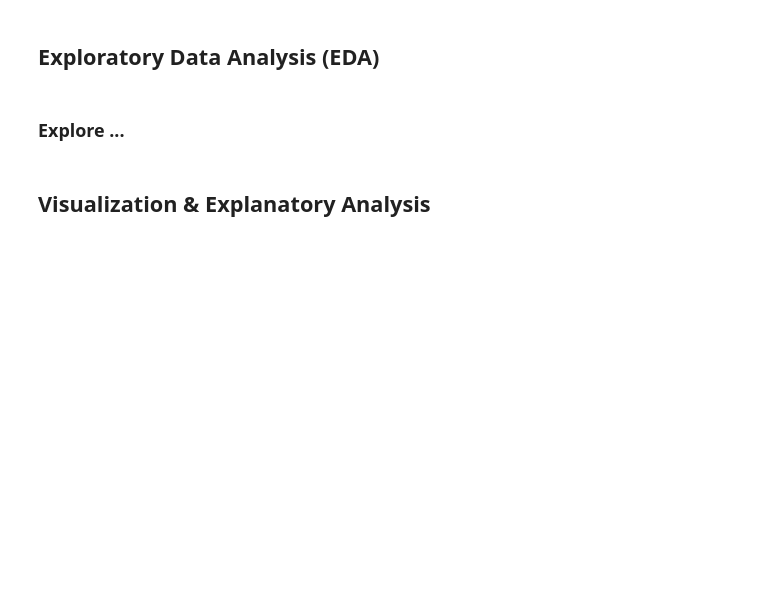
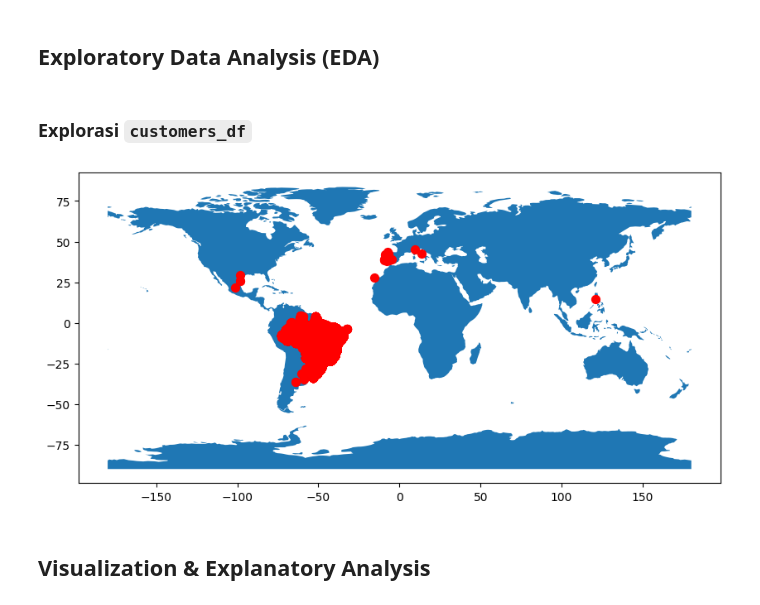
Before and after one commit to OscOkt021/dicoding-submission-data-analyst, a Jupyter notebook: submission/Proyek_Analisis_Data.ipynb, the cells around one changed output. Drawn from its saved outputs; the diff is of its cells as text; code cells hidden in the pictures; blank space fills up the shorter version.

```diff
--- a/submission/Proyek_Analisis_Data.ipynb
+++ b/submission/Proyek_Analisis_Data.ipynb
@@ -541,0 +544,3 @@ print(rangkuman_df.to_string())
+# %%
+# Menghapus data duplikat
+geolocation_df.drop_duplicates(inplace=True)
@@ -542,7 +823,28 @@ print(rangkuman_df.to_string())
 # %% [markdown]
 ## Exploratory Data Analysis (EDA)
-# %% [markdown]
-### Explore ...
+# %% [markdown]
+### Explorasi `customers_df`
+# %%
+from shapely.geometry import Point
+from geopandas import GeoDataFrame
+import geodatasets
+
+geometry = [Point(xy) for xy in zip(geolocation_df['geolocation_lng'], geolocation_df['geolocation_lat'])]
+
+gdf = GeoDataFrame(geolocation_df, geometry=geometry)
+
+gdf.set_crs(epsg=4326, inplace=True)
+
+world =  gpd.read_file(geodatasets.data.naturalearth.land['url'])
+
+# Plot peta dunia
+ax = world.plot(figsize=(10, 6))
+
+# Plot titik-titik pada peta
+gdf.plot(ax=ax, color='red', markersize=50)
+plt.show()
+# %% [output]
+[figure, added]
 # %% [markdown]
 ## Visualization & Explanatory Analysis
 # %% [markdown]
```
Also changed, not shown: parts of 32 cells of this notebook.
